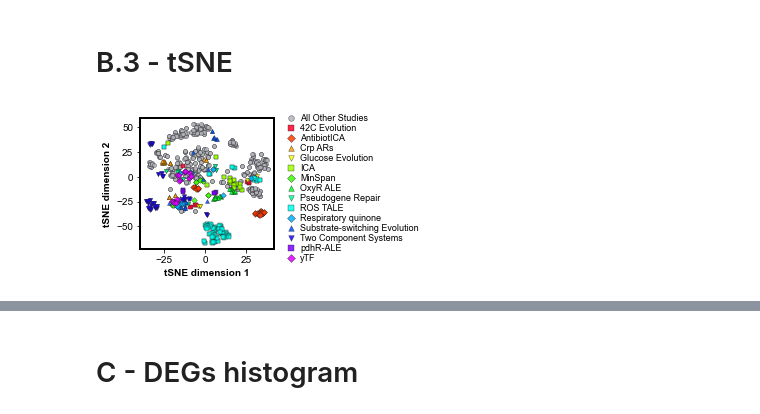
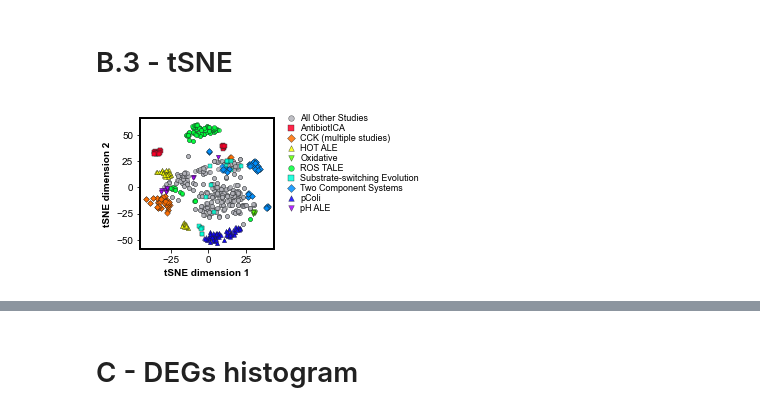
Before and after one commit to SBRG/precise2, a Jupyter notebook: notebooks/figure2_genes.ipynb, the cells around one changed output, grey strips where cells are left out. Drawn from its saved outputs; the diff is of its cells as text; code cells hidden in the pictures.

```diff
--- a/notebooks/figure2_genes.ipynb
+++ b/notebooks/figure2_genes.ipynb
@@ -315,37 +319,61 @@ umap.plot.connectivity(mapper, show_points=True, labels=names.show_study)
 # %% [markdown]
 # B.3 - tSNE
+# %%
+show_study = []
+study_sort =[]
+for exp_id in PRECISE_2.index:
+    if PRECISE_2.loc[exp_id, 'study'] in ['ROS TALE', 'AntibiotICA', 'pColi', 'HOT ALE',
+                                         'Two Component Systems', 'Substrate-switching Evolution',
+                                         'Oxidative', 'pH ALE']:
+        show_study.append(PRECISE_2.loc[exp_id, 'study'])
+        study_sort.append(0)
+    elif 'CCK' in PRECISE_2.loc[exp_id, 'study']:
+        show_study.append('CCK (multiple studies)')
+        study_sort.append(0)
+    else:
+        show_study.append('All Other Studies')
+        study_sort.append(1)
+
+PRECISE_2['show_study'] = show_study
+PRECISE_2['study_sort'] = study_sort
+PRECISE_2 = PRECISE_2.sort_values(by = ['study_sort', 'show_study'], ascending = [False,True])
 # %%
+NUM_COLORS = len(PRECISE_2.groupby('show_study'))
+cm = pylab.get_cmap('gist_rainbow')
+colors = ['#B4B4BB']+[cm(1.*i/(NUM_COLORS-1)) for i in range(0,NUM_COLORS-1)]
+
 # Import tSNE
 from sklearn.manifold import TSNE
 
 # Initialize
-tsne = TSNE(n_components=2, random_state=0)
+tsne = TSNE(n_components=2, random_state=0,
+           early_exaggeration=15, perplexity=30)
 
 # Project to 2D
 X_2d = pd.DataFrame(tsne.fit_transform(DF_log_tpm.T), index = DF_log_tpm.T.index)
 
 
 #Plot
 fig,ax = plt.subplots(figsize=(2.4,2.4))
 
 ax.spines['top'].set_color('0'); ax.spines['bottom'].set_color('0')
 ax.spines['left'].set_color('0'); ax.spines['right'].set_color('0')
 
 ax.spines['top'].set_linewidth(2); ax.spines['bottom'].set_linewidth(2)
 ax.spines['left'].set_linewidth(2); ax.spines['right'].set_linewidth(2)
 
 
 for i,(name,group) in enumerate(PRECISE_2.groupby('show_study', sort=False)):
     idx = DF_log_tpm.loc[:,group.index.tolist()].columns.tolist()
     ax.scatter(X_2d.loc[idx,0],
                X_2d.loc[idx,1],
                label=name,alpha=0.85,
                color=colors[i],marker=marker_list[i], s=16, linewidths =.4, edgecolors='#1C2021')
 
 ax.set_xlabel('tSNE dimension 1',fontsize=10, fontweight ='bold')
 ax.set_ylabel('tSNE dimension 2',fontsize=10, fontweight ='bold')
 plt.legend(bbox_to_anchor=(1,1.1),fontsize=9,ncol=1, markerscale=1.4, columnspacing=0.1, handletextpad=.01,
           frameon=False, labelspacing=0.11)
 plt.savefig('./fig2/tSNE.pdf', dpi = 600, bbox_inches = 'tight')
 # %% [output]
-[figure, old version]
+[figure, new version]
```
Also changed, not shown: parts of 4 cells of this notebook, 4 other files.
